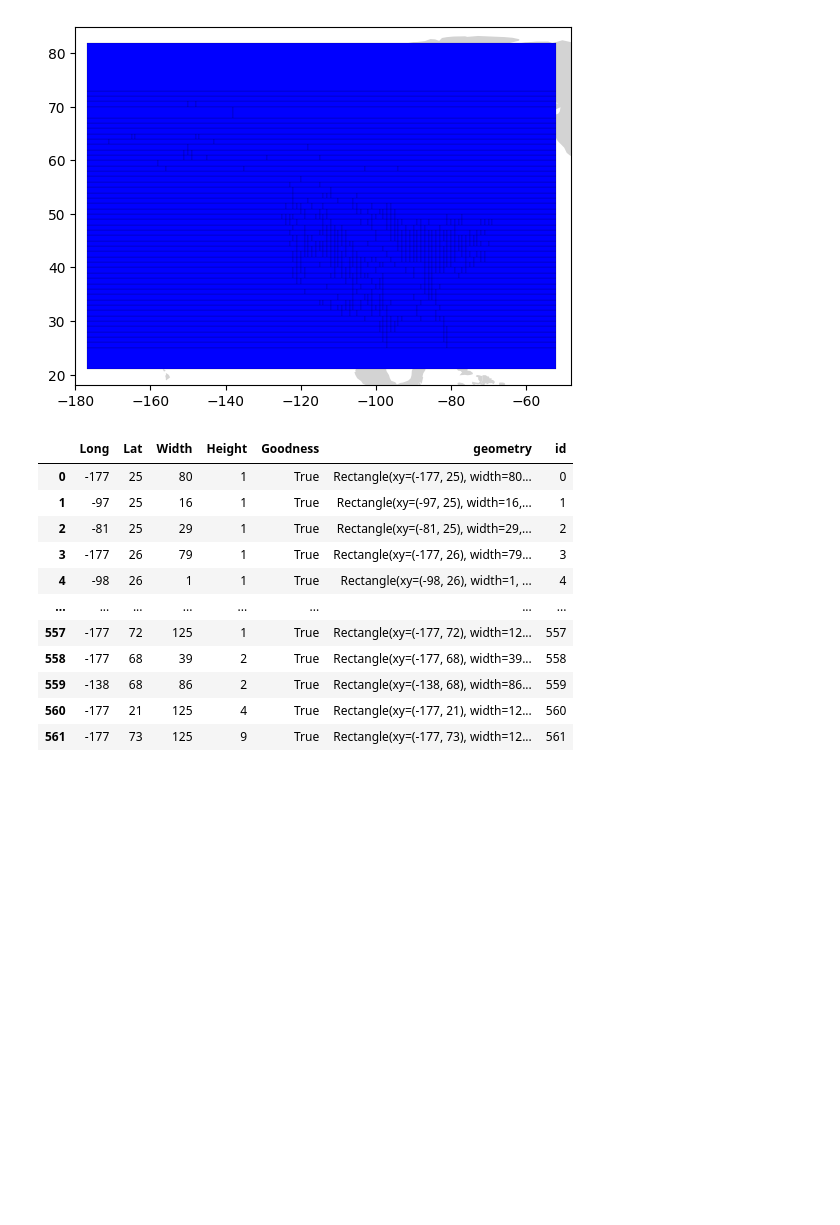
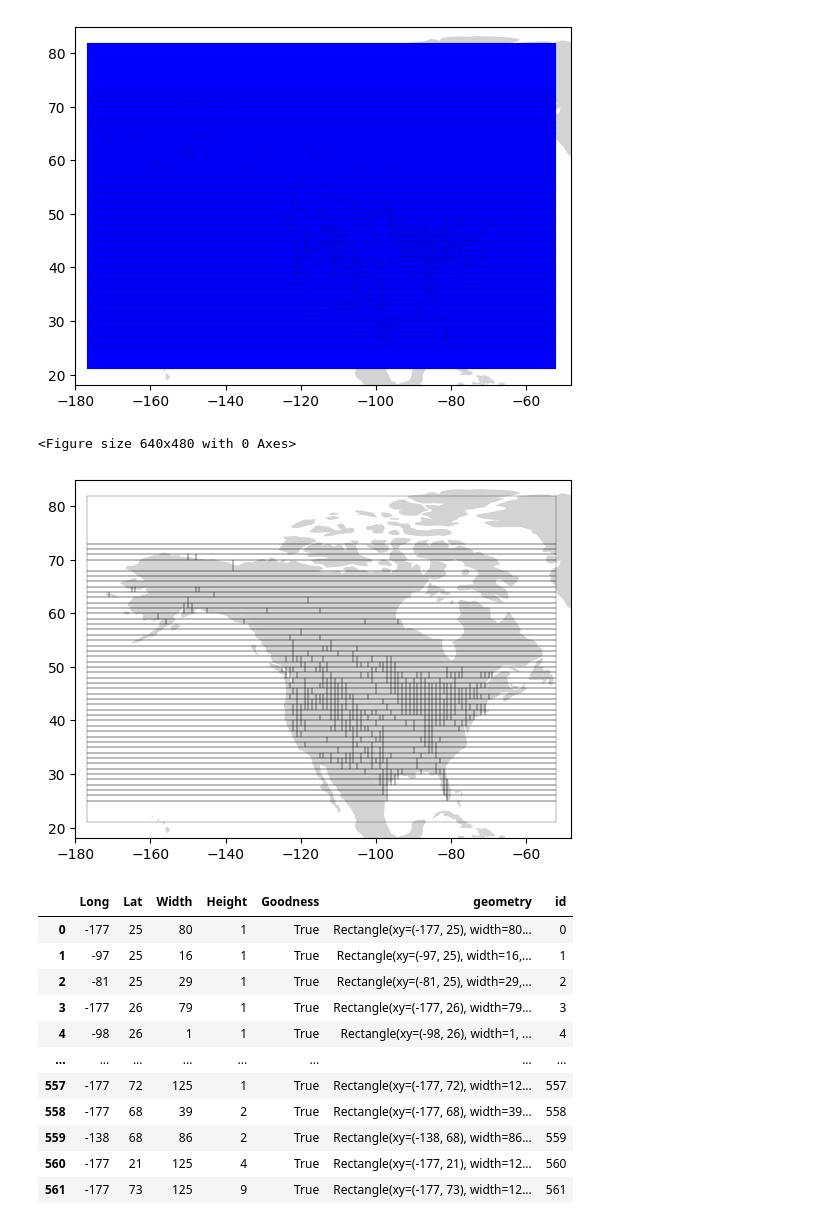
Before and after one commit to Toastisgreat/ResearchProject, a Jupyter notebook: Notebooks/NetworkCreation.ipynb, the cells around one changed output. Cells and saved outputs as stored; diff of their text form; code cells hidden in the pictures; blank space fills up the shorter version.

```diff
--- a/Notebooks/NetworkCreation.ipynb
+++ b/Notebooks/NetworkCreation.ipynb
@@ -272,6 +272,30 @@ plt.xlim((-180, -48))
 plt.show()
 # %% [output]
 [figure]
+# %%
+red = lambda good: 'none'
+countries = gpd.read_file(gpd.datasets.get_path("naturalearth_lowres"))
+countries[countries["continent"] == "North America"].plot(ax = ax, color = "lightgray")
+
+Cells = pd.DataFrame(data = curr, columns = ["Long", "Lat", "Width", "Height"])
+Cells["Goodness"] = Cells.apply(lambda g: check_cell([30,60], g, df), axis = 1)
+Cells["geometry"] = Cells.apply(lambda g: patches.Rectangle((g[0], g[1]), g[2], g[3], linewidth = 0.2, edgecolor = "black", facecolor = red(g[4])), axis = 1)
+
+
+fig = plt.figure()
+ax = fig.add_subplot(111)
+countries[countries["continent"] == "North America"].plot(ax = ax, color = "lightgray")
+
+for shape in Cells.geometry:
+    ax.add_patch(shape)
+
+ax.autoscale()
+plt.ylim((18, 85))
+plt.xlim((-180, -48))
+plt.show()
+# %% [output]
+<Figure size 640x480 with 0 Axes>
+[figure, added]
 # %%
 import networkx as nx
 
```
Also changed, not shown: parts of 3 cells of this notebook, 1 other file.
